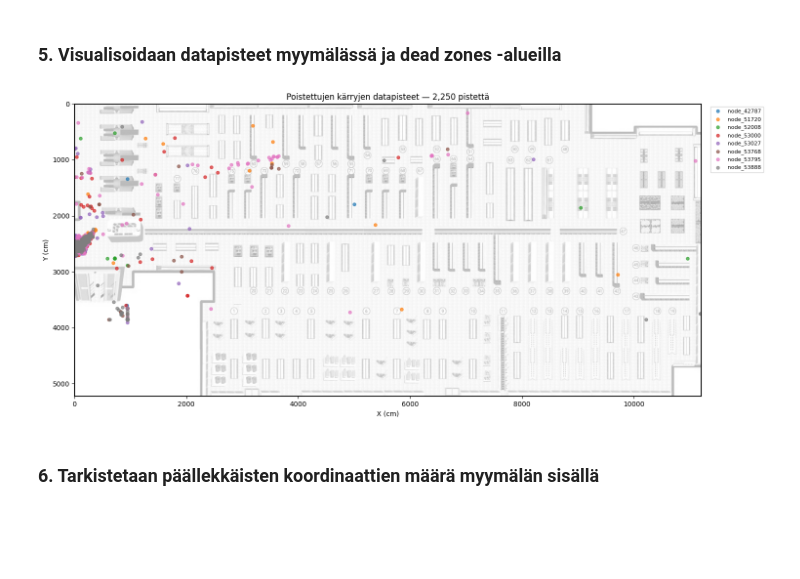
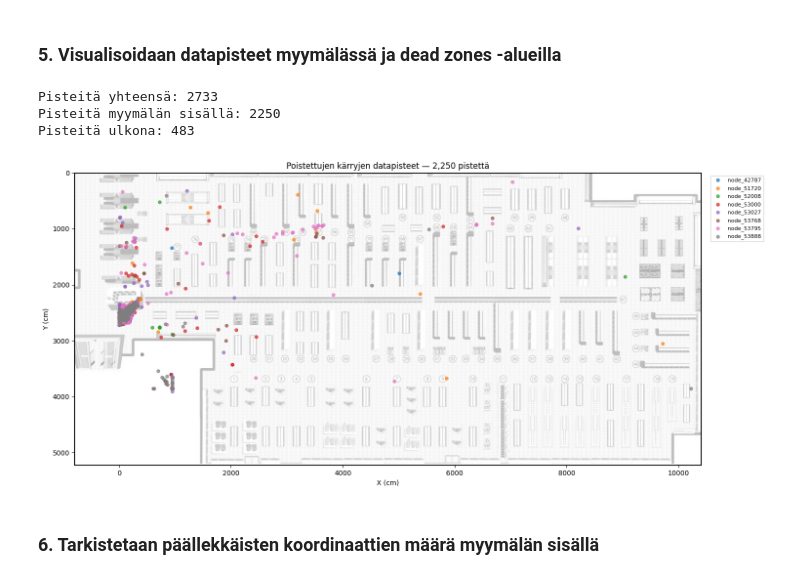
Before and after one commit to Papacker/shopping-cart-analytics, a Jupyter notebook: notebooks/poistettu_data.ipynb, the cells around one changed output. Drawn from its saved outputs; the diff is of its cells as text; code cells hidden in the pictures; blank space fills up the shorter version.

```diff
--- a/notebooks/poistettu_data.ipynb
+++ b/notebooks/poistettu_data.ipynb
@@ -257,36 +282,60 @@ node_64458       1            0  -7125.0 -7125.0 -14064.0 -14064.0   74.0   74.0
+# %%
+# Kerätään poistettujen kärryjen pisteet
+all_points = []
+for node_name in missing_nodes:
+    filepath = os.path.join(raw_path, f"{node_name}.csv")
+    df = pd.read_csv(
+        filepath,
+        dtype={"node_id": str, "timestamp": str, "x": float, "y": float, "z": float, "q": float}
+    )
+    df["node"] = node_name
+    all_points.append(df)
+    del df
+
+points_df = pd.concat(all_points, ignore_index=True)
+
+# Suodatetaan myymälän rajoihin
+points_viz = points_df[
+    (points_df["x"] >= 0) & (points_df["x"] <= store_max_x) &
+    (points_df["y"] >= 0) & (points_df["y"] <= store_max_y)
+]
+
+print(f"Pisteitä yhteensä: {len(points_df)}")
+print(f"Pisteitä myymälän sisällä: {len(points_viz)}")
+print(f"Pisteitä ulkona: {len(points_df) - len(points_viz)}")
+# %% [output]
+Pisteitä yhteensä: 2733
+Pisteitä myymälän sisällä: 2250
+Pisteitä ulkona: 483
 # %%
-# Määritellään koordinaatit
-X_MAX = store_config["geometry"]["store_max_x_cm"]
-Y_MAX = store_config["geometry"]["store_max_y_cm"]
-EXT = [0, X_MAX, Y_MAX, 0]  # [x_min, x_max, y_max, y_min]
-
 # Ladataan pohjakartta
 img_path = os.path.join(project_root, "kauppa.jpg")
 img = Image.open(img_path)
 
 # Piirretään
 fig, ax = plt.subplots(figsize=(15, 7))
 
 ax.imshow(img, extent=EXT, aspect='equal', alpha=0.5)
 
 # Pisteet värikoodattuna kärryn mukaan
 for node_name in points_viz["node"].unique():
     node_data = points_viz[points_viz["node"] == node_name]
     ax.scatter(node_data["x"], node_data["y"], label=node_name, s=20, alpha=0.7)
 
-# Myymälän rajat
-ax.plot([0, X_MAX, X_MAX, 0, 0], [0, 0, Y_MAX, Y_MAX, 0], color='black', lw=2)
+# Myymälän rajat - aloitetaan kassalinjan sijaan myymälän reunasta
+ax.plot([img_x_min, img_x_max, img_x_max, img_x_min, img_x_min],
+        [0, 0, store_max_y, store_max_y, 0], color='black', lw=2)
 
-ax.set_xlim(0, X_MAX)
-ax.set_ylim(Y_MAX, 0)
+ax.set_xlim(img_x_min, img_x_max)
+ax.set_ylim(store_max_y, 0)
 ax.set_xlabel("X (cm)")
 ax.set_ylabel("Y (cm)")
 ax.set_title(f"Poistettujen kärryjen datapisteet — {len(points_viz):,} pistettä")
 ax.legend(bbox_to_anchor=(1.01, 1), loc='upper left', fontsize=8)
 plt.tight_layout()
 plt.show()
 # %% [output]
-[figure, old version]
+[figure, new version]
 # %% [markdown]
 ### 6. Tarkistetaan päällekkäisten koordinaattien määrä myymälän sisällä
 # %%
```
Also changed, not shown: parts of 6 cells of this notebook, 1 other file.
